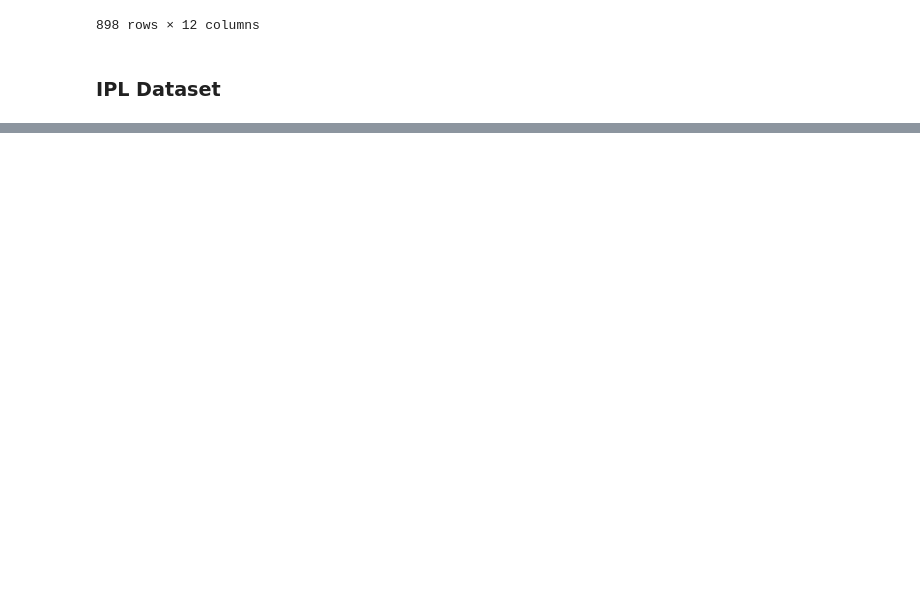
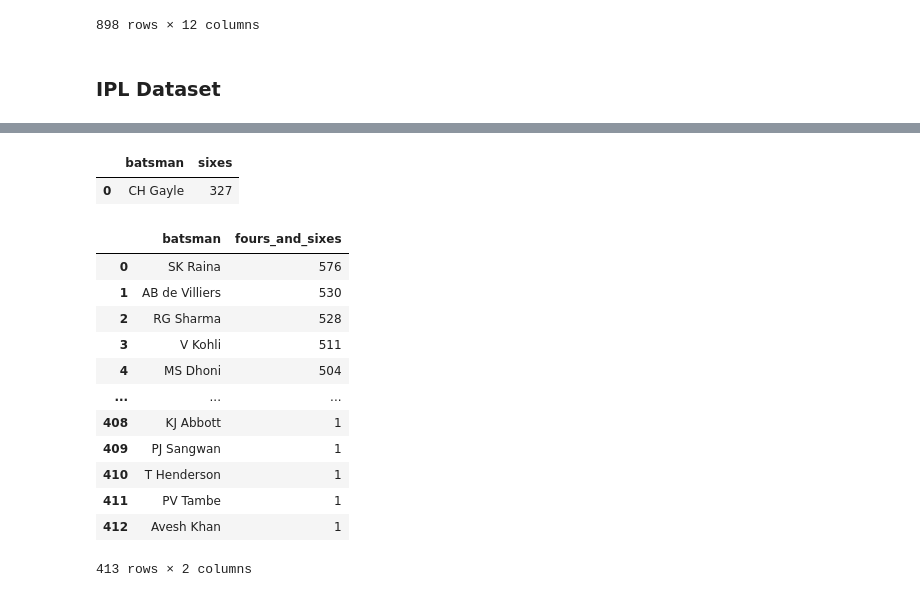
Before and after one commit to akhileshdutt/DataScience_learning, a Jupyter notebook: Revision_libraries/pandas.ipynb, the cells around one changed output, grey strips where cells are left out. Saved outputs shown, nothing was run; the diff lists cells and outputs as text; code cells hidden in the pictures; blank space fills up the shorter version.

```diff
--- a/Revision_libraries/pandas.ipynb
+++ b/Revision_libraries/pandas.ipynb
@@ -2503,0 +2526,26 @@ duo.agg({
+# %%
+# find batsman with maximum no of sixes
+six = deliveries[deliveries["batsman_runs"]==6]
+six.groupby("batsman")['batsman'].count().sort_values(ascending=False).reset_index(name="sixes").head(1)
+# %% [output]
+|  | batsman | sixes |
+| 0 | CH Gayle | 327 |
+# %%
+# find batsman with maximum no of 4 and 6's in last 5 overs
+fours_and_sixes = deliveries[deliveries["over"]>=5]
+fours_and_sixes = fours_and_sixes[(fours_and_sixes["batsman_runs"]==6) | (fours_and_sixes["batsman_runs"]==4)]
+fours_and_sixes.groupby("batsman")["batsman"].count().sort_values(ascending=False).reset_index(name="fours_and_sixes")
+# %% [output]
+|  | batsman | fours_and_sixes |
+| 0 | SK Raina | 576 |
+| 1 | AB de Villiers | 530 |
+| 2 | RG Sharma | 528 |
+| 3 | V Kohli | 511 |
+| 4 | MS Dhoni | 504 |
+| ... | ... | ... |
+| 408 | KJ Abbott | 1 |
+| 409 | PJ Sangwan | 1 |
+| 410 | T Henderson | 1 |
+| 411 | PV Tambe | 1 |
+| 412 | Avesh Khan | 1 |
+413 rows × 2 columns
```
Also changed, not shown: parts of 5 cells of this notebook, 8 other files.
